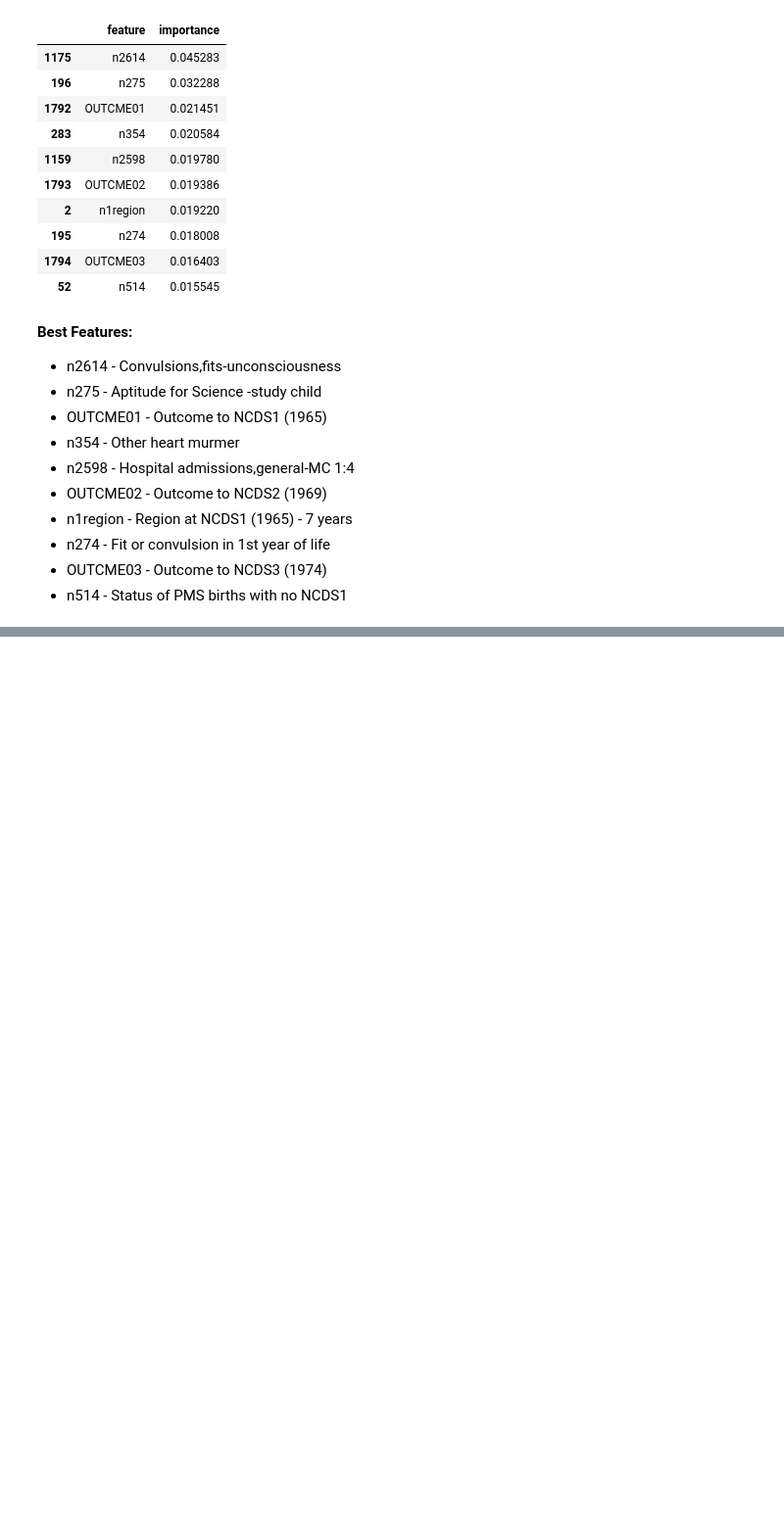
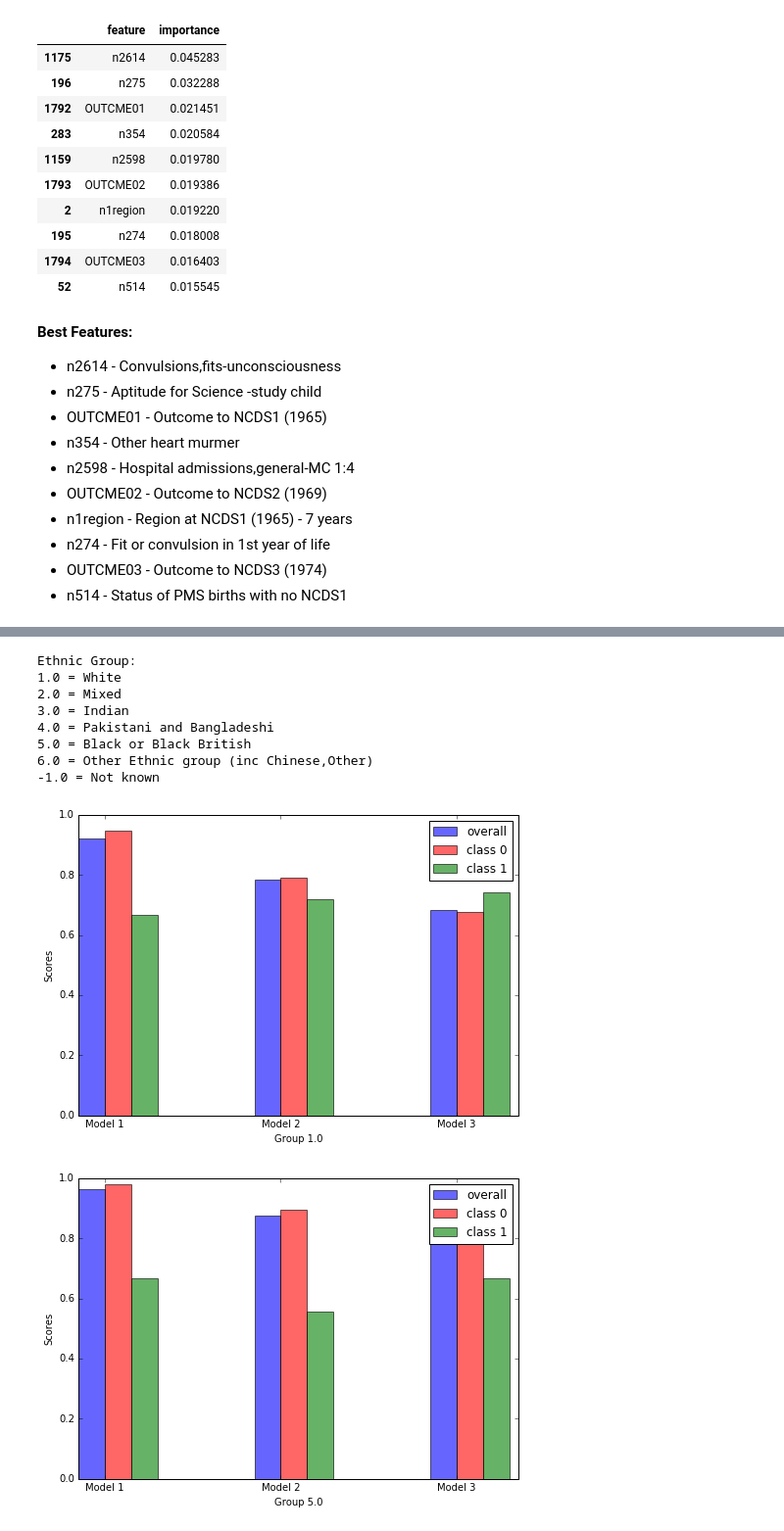
Before and after one commit to harvard-team-pivot/epilepsy-prediction, a Jupyter notebook: docs/ipynb/40_model_03.ipynb, the cells around one changed output, grey strips where cells are left out. Shown at 98% size. Saved outputs shown, nothing was run; the diff lists cells and outputs as text; code cells hidden in the pictures; blank space fills up the shorter version.

```diff
--- a/docs/ipynb/40_model_03.ipynb
+++ b/docs/ipynb/40_model_03.ipynb
@@ -241,0 +325,25 @@ In this step we can use the model we just built to make predictions for unknown
+# %%
+### Prediction based on based on ethinic group
+list_of_eg = list(ncds_data_no_indicators['ETHNICID'].unique())
+
+print "Ethnic Group:"
+print "1.0 = White"
+print "2.0 = Mixed"
+print "3.0 = Indian"
+print "4.0 = Pakistani and Bangladeshi"
+print "5.0 = Black or Black British"
+print "6.0 = Other Ethnic group (inc Chinese,Other)"
+print "-1.0 = Not known"
+
+plot_by_group(list_of_eg,'ETHNICID')
+# %% [output]
+Ethnic Group:
+1.0 = White
+2.0 = Mixed
+3.0 = Indian
+4.0 = Pakistani and Bangladeshi
+5.0 = Black or Black British
+6.0 = Other Ethnic group (inc Chinese,Other)
+-1.0 = Not known
+[figure, added]
+[figure, added]
```
Also changed, not shown: parts of 6 cells of this notebook, 2 other files.
